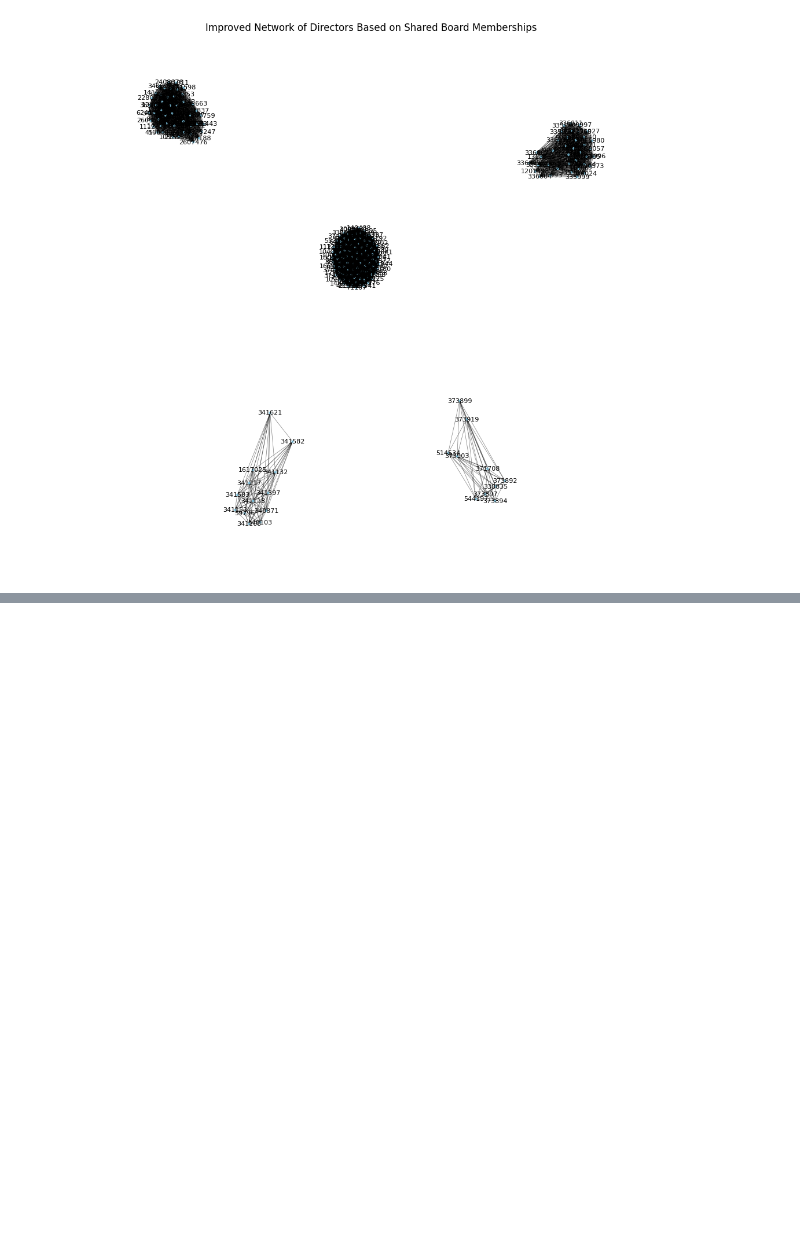
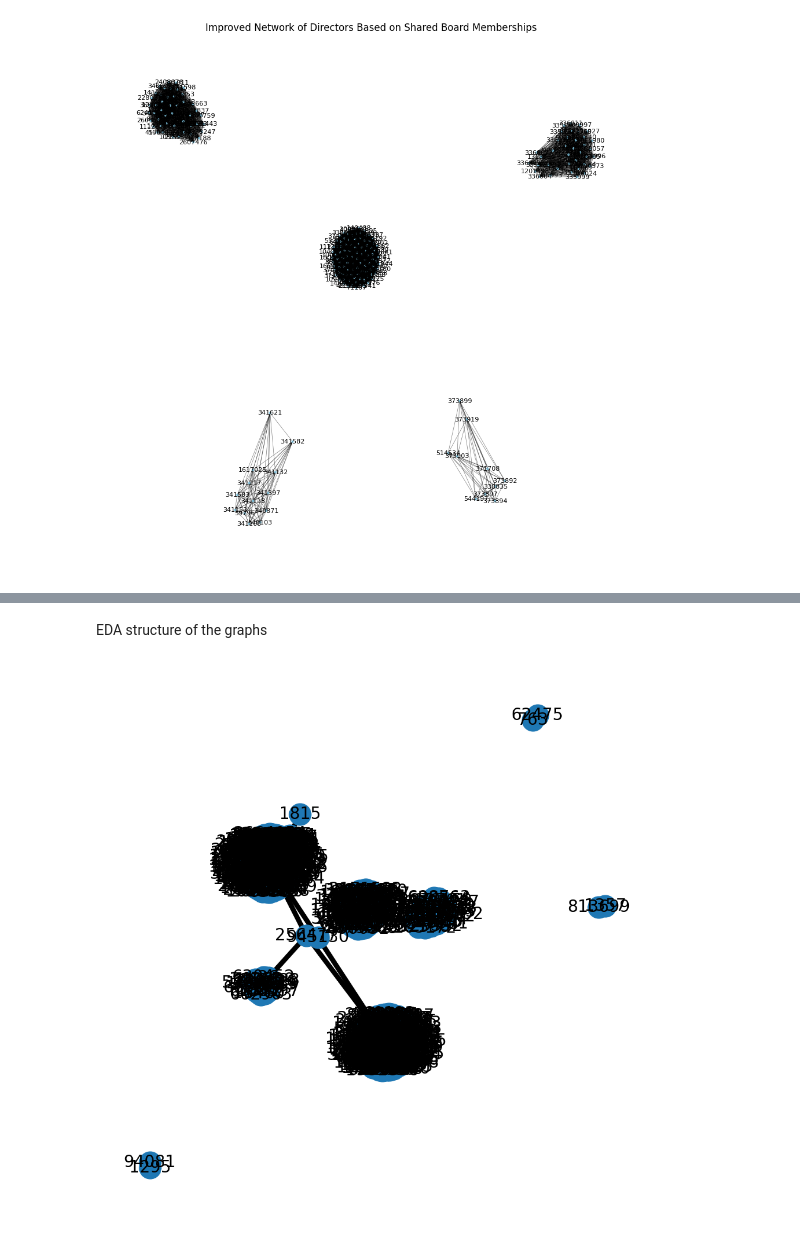
Before and after one commit to PeterHuGC/Imperial_Dissertation_Research, a Jupyter notebook: 2.Initial_Graph_Building/1.graph_initial_data_exploration.ipynb, the cells around one changed output, grey strips where cells are left out. Cells and saved outputs as stored; diff of their text form; code cells hidden in the pictures; blank space fills up the shorter version.

```diff
--- a/2.Initial_Graph_Building/1.graph_initial_data_exploration.ipynb
+++ b/2.Initial_Graph_Building/1.graph_initial_data_exploration.ipynb
@@ -232,0 +246,2 @@ plt.show()
+# %%
+boardex_data = pd.read_csv("initial_datasets/boardex_sample_1000.csv")
@@ -232,0 +250,54 @@ plt.show()
+# %%
+import datetime
+
+# Current year
+current_year = datetime.datetime.now().year
+
+# Function to handle 'Curr' and numeric conversion
+def handle_year(value):
+    if value == 'Curr':
+        return current_year
+    try:
+        return int(value)
+    except ValueError:
+        return None
+
+# Apply the function to the Overlapyearend column
+boardex_data['Overlapyearend'] = boardex_data['Overlapyearend'].apply(handle_year)
+# %% [markdown]
+EDA structure of the graphs
+# %%
+import networkx as nx
+import matplotlib.pyplot as plt
+
+# Create a graph
+G = nx.Graph()
+
+# Adding nodes and edges based on the board interlocks and director
+for _, row in boardex_data.iterrows():
+    board_id = row['Boardid']
+    company_id = row['Companyid']
+    director_id = row['Directorid']
+
+    # Add nodes for board and company if not already in the graph
+    G.add_node(board_id, type='board')
+    G.add_node(company_id, type='company')
+
+    # Add an edge between board and company linked by a director
+    # This assumes that the boardid and companyid are the identifiers for different companies
+    # and the connection is established via director sitting on both boards.
+    if G.has_edge(board_id, company_id):
+        G[board_id][company_id]['weight'] += 1
+    else:
+        G.add_edge(board_id, company_id, weight=1)
+
+# Drawing the graph
+plt.figure(figsize=(12, 12))
+pos = nx.spring_layout(G)  # positions for all nodes
+nx.draw_networkx_nodes(G, pos, node_size=700)
+nx.draw_networkx_edges(G, pos, width=6)
+nx.draw_networkx_labels(G, pos, font_size=20, font_family="sans-serif")
+plt.axis('off')  # Turn off the axis
+plt.show()
+# %% [output]
+[figure, added]
```
Also changed, not shown: parts of 12 cells of this notebook, 4 other files.
